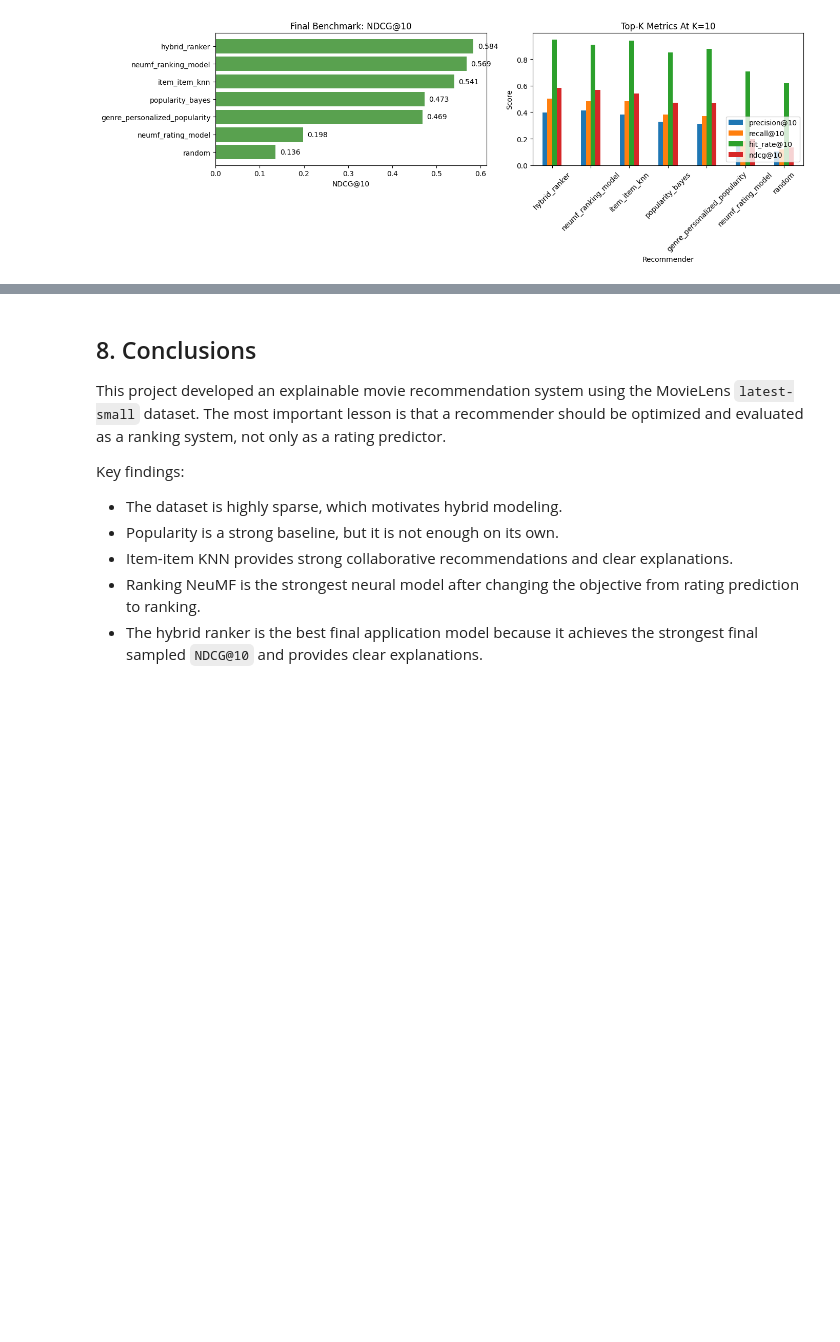
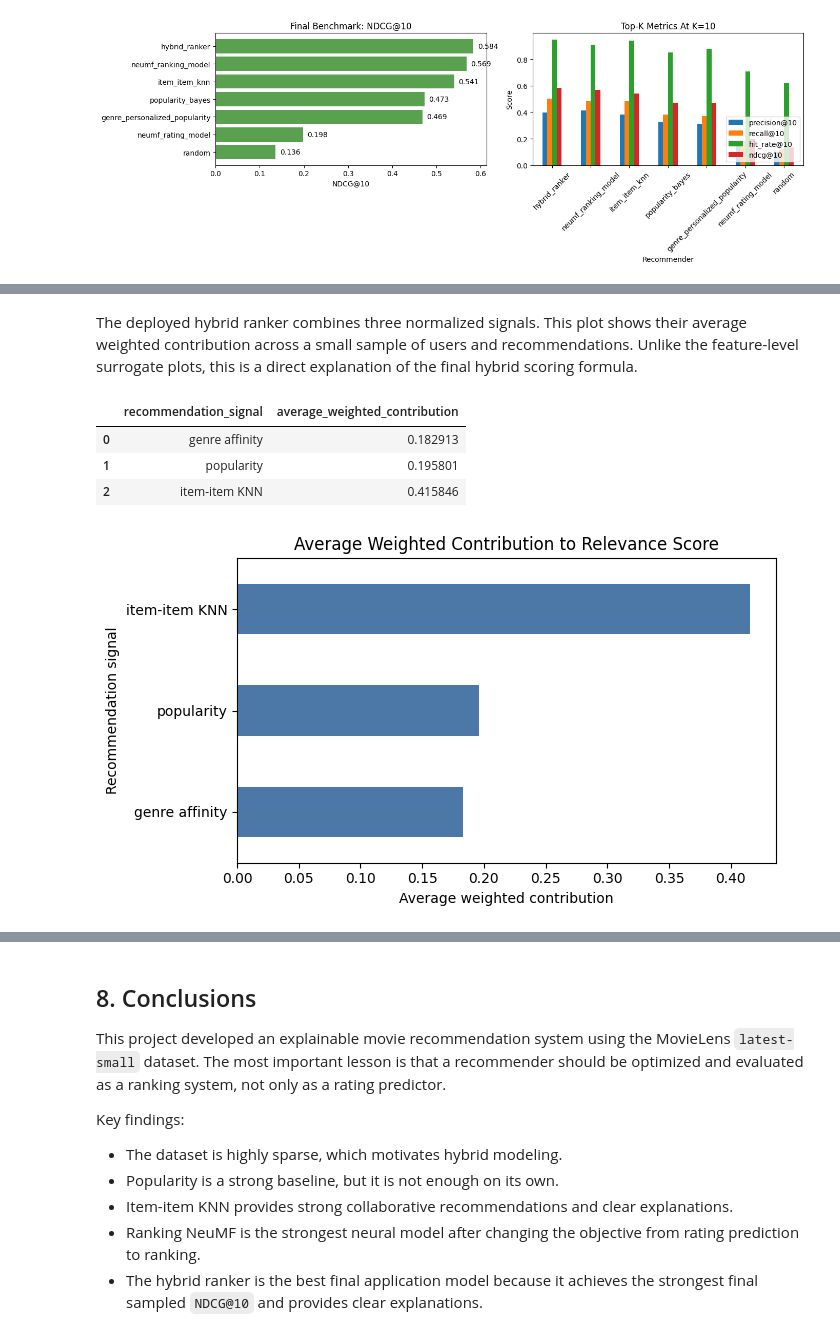
Before and after one commit to rafglo/Movie-Recommendation-System-with-Explainability, a Jupyter notebook: notebooks/final_submission.ipynb, the cells around one changed output, grey strips where cells are left out. Cells and saved outputs as stored; diff of their text form; code cells hidden in the pictures; blank space fills up the shorter version.

```diff
--- a/notebooks/final_submission.ipynb
+++ b/notebooks/final_submission.ipynb
@@ -630,0 +571,62 @@ SHAP-style top-level attributions:
+# %% [markdown]
+The deployed hybrid ranker combines three normalized signals. This plot shows their average weighted contribution across a small sample of users and recommendations. Unlike the feature-level surrogate plots, this is a direct explanation of the final hybrid scoring formula.
+# %%
+component_cols = ["item_knn_score", "popularity_score", "genre_score"]
+signal_labels = {
+    "item_knn_score": "item-item KNN",
+    "popularity_score": "popularity",
+    "genre_score": "genre affinity",
+}
+
+all_user_ids = ranker.available_user_ids()
+step = max(1, len(all_user_ids) // 25)
+sample_user_ids = all_user_ids[::step][:25]
+
+sampled_recommendations = []
+for sampled_user_id in sample_user_ids:
+    user_recs = ranker.recommend_for_user(sampled_user_id, top_n=10, diversity_weight=0.05)
+    if user_recs.empty:
+        continue
+    user_recs = user_recs.copy()
+    user_recs["userId"] = sampled_user_id
+    sampled_recommendations.append(user_recs)
+
+if not sampled_recommendations:
+    raise ValueError("No recommendations were generated for the interpretability sample.")
+
+interpretability_recs = pd.concat(sampled_recommendations, ignore_index=True)
+
+weight_series = pd.Series(
+    {
+        "item_knn_score": DEFAULT_HYBRID_WEIGHTS["item_knn"],
+        "popularity_score": DEFAULT_HYBRID_WEIGHTS["popularity"],
+        "genre_score": DEFAULT_HYBRID_WEIGHTS["genre"],
+    }
+)
+weight_series = weight_series / weight_series.sum()
+
+x = interpretability_recs[component_cols].astype(float)
+weighted_contributions = x.mul(weight_series, axis=1)
+mean_contribution = weighted_contributions.mean().sort_values()
+
+mean_contribution_table = (
+    mean_contribution.rename(index=signal_labels)
+    .rename("average_weighted_contribution")
+    .reset_index()
+    .rename(columns={"index": "recommendation_signal"})
+)
+display(mean_contribution_table)
+
+fig, ax = plt.subplots(figsize=(7, 4))
+mean_contribution.rename(index=signal_labels).plot(kind="barh", ax=ax, color="#4C78A8")
+ax.set_title("Average Weighted Contribution to Relevance Score")
+ax.set_xlabel("Average weighted contribution")
+ax.set_ylabel("Recommendation signal")
+plt.tight_layout()
+plt.show()
+# %% [output]
+|  | recommendation_signal | average_weighted_contribution |
+| 0 | genre affinity | 0.182913 |
+| 1 | popularity | 0.195801 |
+| 2 | item-item KNN | 0.415846 |
+[figure, added]
```
Also changed, not shown: parts of 4 cells of this notebook, 3 other files.
